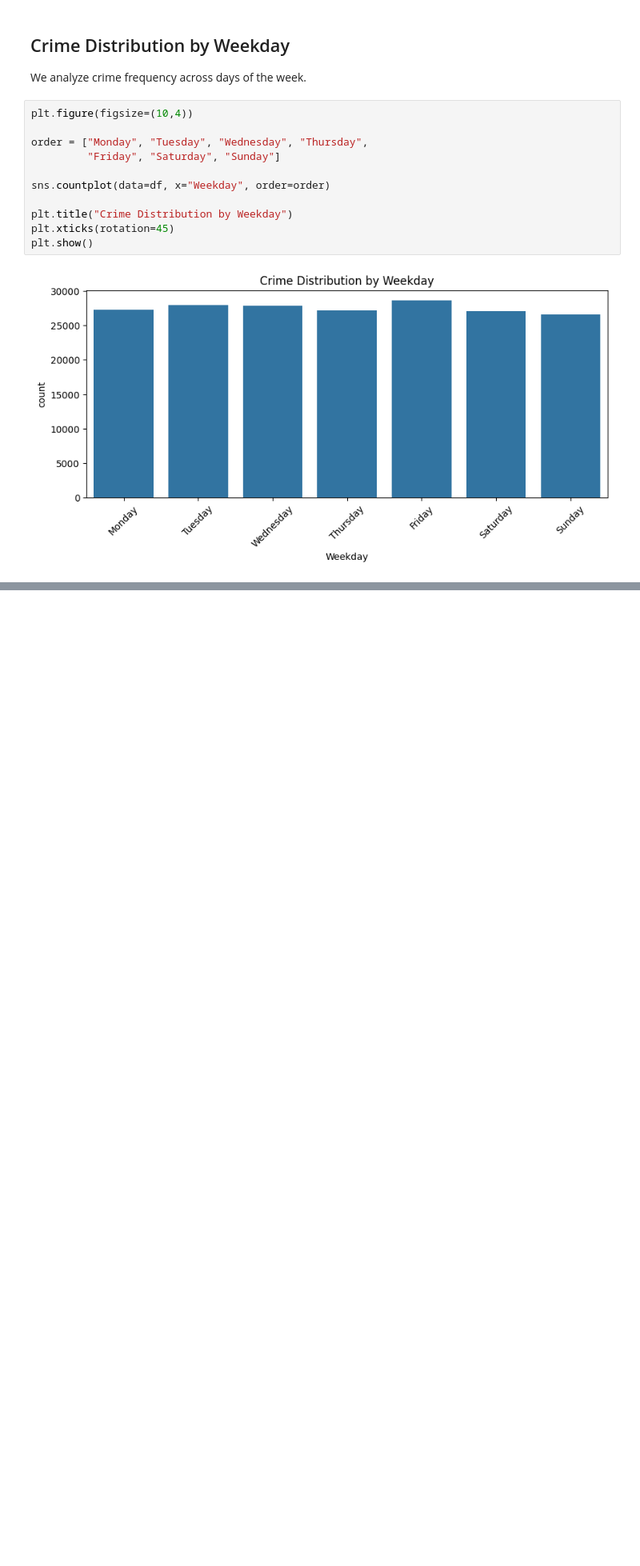
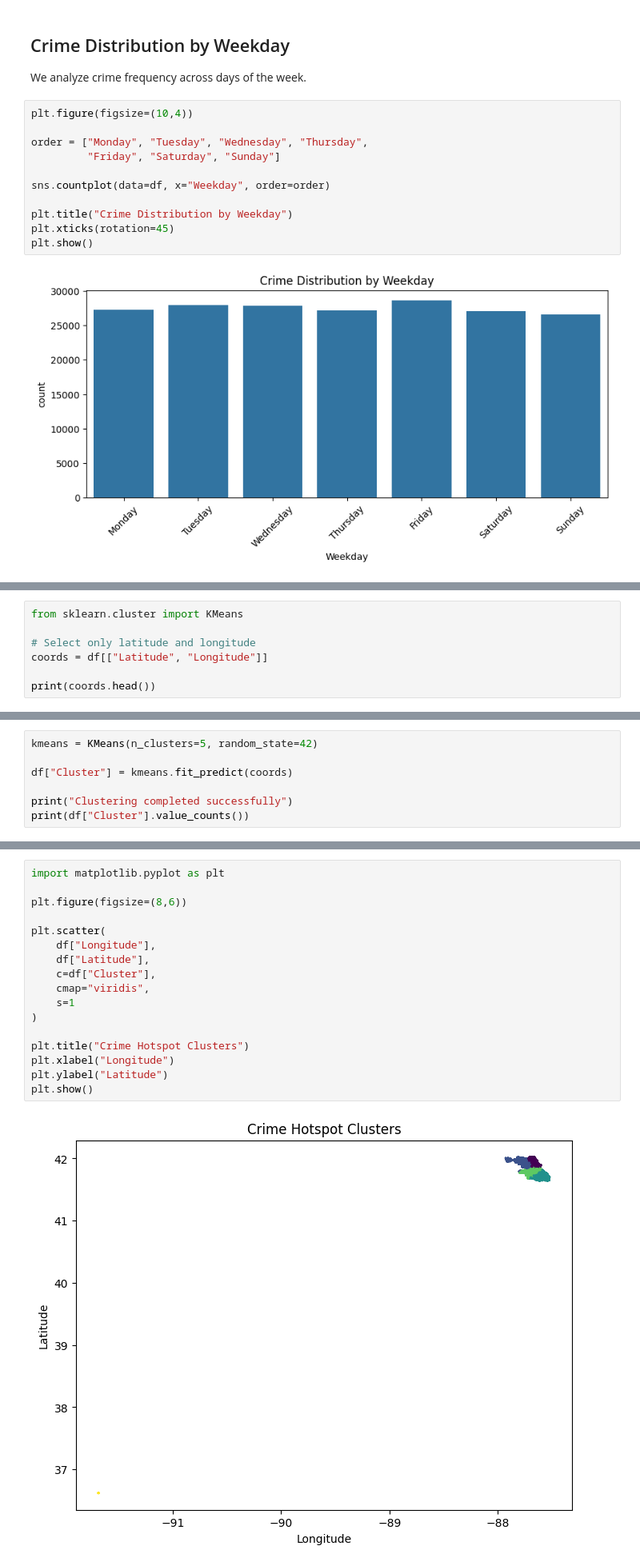
Before and after one commit to khakhkharrushit/crime-intelligence-system, a Jupyter notebook: notebooks/01_data_exploration.ipynb, the cells around one changed output, grey strips where cells are left out. Shown at 80% size. Saved outputs shown, nothing was run; the diff lists cells and outputs as text; blank space fills up the shorter version.

```diff
--- a/notebooks/01_data_exploration.ipynb
+++ b/notebooks/01_data_exploration.ipynb
@@ -228,0 +236,7 @@ plt.show()
+# %%
+from sklearn.cluster import KMeans
+
+# Select only latitude and longitude
+coords = df[["Latitude", "Longitude"]]
+
+print(coords.head())
@@ -228,0 +252,7 @@ plt.show()
+# %%
+kmeans = KMeans(n_clusters=5, random_state=42)
+
+df["Cluster"] = kmeans.fit_predict(coords)
+
+print("Clustering completed successfully")
+print(df["Cluster"].value_counts())
@@ -228,0 +270,19 @@ plt.show()
+# %%
+import matplotlib.pyplot as plt
+
+plt.figure(figsize=(8,6))
+
+plt.scatter(
+    df["Longitude"],
+    df["Latitude"],
+    c=df["Cluster"],
+    cmap="viridis",
+    s=1
+)
+
+plt.title("Crime Hotspot Clusters")
+plt.xlabel("Longitude")
+plt.ylabel("Latitude")
+plt.show()
+# %% [output]
+[figure, added]
```
Also changed, not shown: parts of 15 cells of this notebook.
